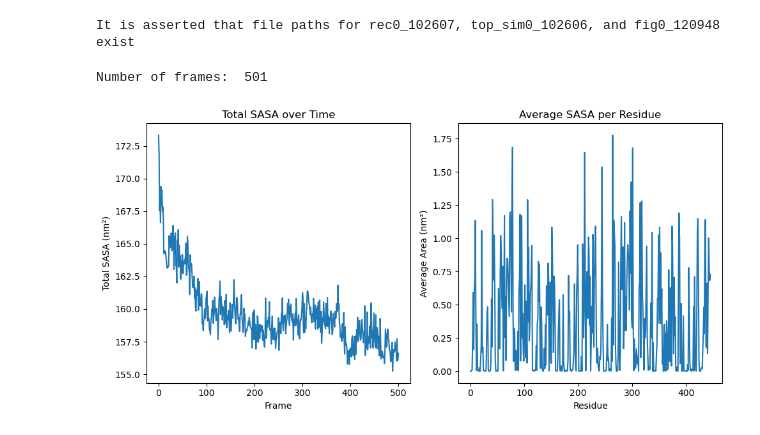
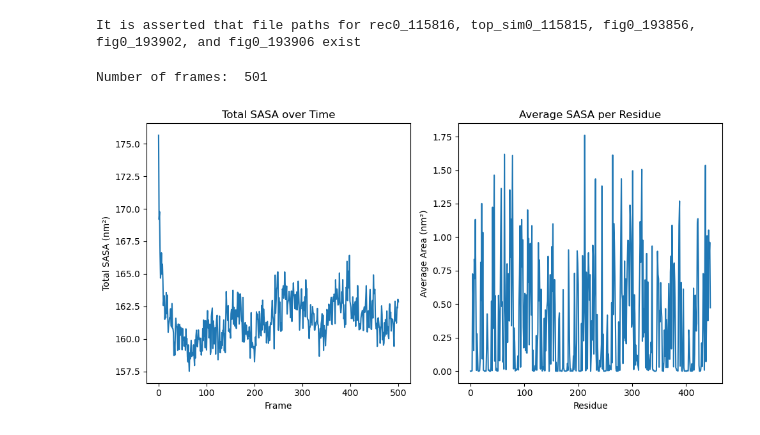
Before and after one commit to ur-whitelab/md-agent, a Jupyter notebook: notebooks/experiments/experiment_k1/llama-v3p1-405b-instruct/exp_15.ipynb, the cells around one changed output. Saved outputs shown, nothing was run; the diff lists cells and outputs as text; code cells hidden in the pictures.

```diff
--- a/notebooks/experiments/experiment_k1/llama-v3p1-405b-instruct/exp_15.ipynb
+++ b/notebooks/experiments/experiment_k1/llama-v3p1-405b-instruct/exp_15.ipynb
@@ -70,6 +71,6 @@ Files found in registry: 1TRN_102551: PDB file downloaded from RSCB
 # %%
 from mdagent import MDAgent
-agent = MDAgent(ckpt_dir="ckpt_96")
+agent = MDAgent(ckpt_dir="ckpt_17")
 registry = agent.path_registry
 paths_and_descriptions = registry.list_path_names_and_descriptions()
 # %%
@@ -85,25 +86,31 @@ top_id = match.group(0)
 top_path = registry.get_mapped_path(top_id)
 
 
-match = re.search(r"fig0_\d+", paths_and_descriptions)
-fig_id = match.group(0)
-fig_path = registry.get_mapped_path(fig_id)
+matches = re.findall(r"fig0_\d+", paths_and_descriptions)
+fig_id1 = matches[0]
+fig_id2 = matches[1]
+fig_id3 = matches[2]
+fig_path_1 = registry.get_mapped_path(fig_id1)
+fig_path_2 = registry.get_mapped_path(fig_id2)
+fig_path_3 = registry.get_mapped_path(fig_id3) + '.png'
 
 assert os.path.exists(traj_path)
 assert os.path.exists(top_path)
-assert os.path.exists(fig_path)
-print(f'It is asserted that file paths for {traj_id}, {top_id}, and {fig_id} exist')
+assert os.path.exists(fig_path_1)
+assert os.path.exists(fig_path_2)
+assert os.path.exists(fig_path_3)
+print(f'It is asserted that file paths for {traj_id}, {top_id}, {fig_id1}, {fig_id2}, and {fig_id3} exist')
 # %% [output]
-It is asserted that file paths for rec0_102607, top_sim0_102606, and fig0_120948 exist
+It is asserted that file paths for rec0_115816, top_sim0_115815, fig0_193856, fig0_193902, and fig0_193906 exist
 # %%
 import mdtraj as md
 import numpy as np
 from IPython.display import display, Image
 #print number of frames adn residues:
 traj = md.load(traj_path, top=top_path)
 
 print("Number of frames: ", traj.n_frames)
-Image(filename=fig_path)
+Image(filename=fig_path_1)
 # %% [output]
 Number of frames:  501
-[figure, old version]
+[figure, new version]
```
Also changed, not shown: parts of 6 cells of this notebook, 7 other files.
